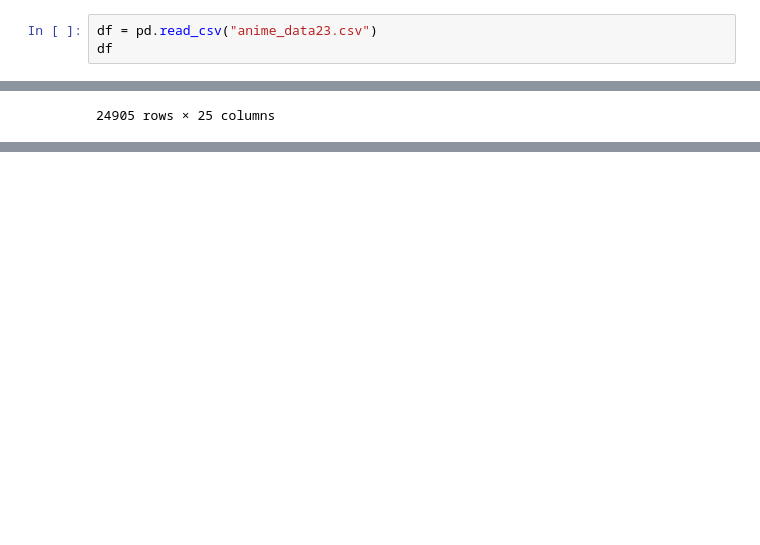
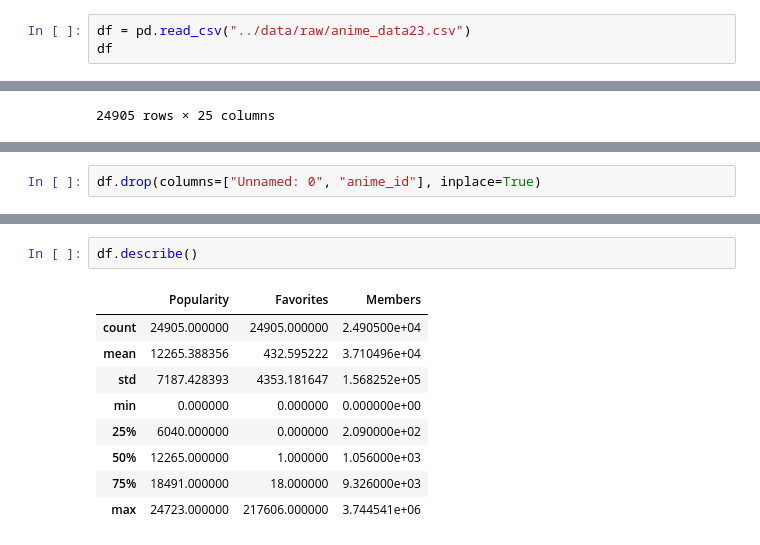
Before and after one commit to Lord2709/ANime-RAG, a Jupyter notebook: notebooks/Exploration.ipynb, the cells around one changed output, grey strips where cells are left out. Saved outputs shown, nothing was run; the diff lists cells and outputs as text; blank space fills up the shorter version.

Commit message:
Exploring Data

```diff
--- a/notebooks/code1.ipynb
+++ b/notebooks/Exploration.ipynb
@@ -1,7 +1,7 @@
 # %%
 import pandas as pd
 # %%
-df = pd.read_csv("anime_data23.csv")
+df = pd.read_csv("../data/raw/anime_data23.csv")
 df
 # %% [output]
 |  | Unnamed: 0 | anime_id | Name | English name | Other name | Score | Genres | Synopsis | Type | ... |
@@ -19,0 +40,2 @@ df
+# %%
+df.drop(columns=["Unnamed: 0", "anime_id"], inplace=True)
@@ -19,0 +106,12 @@ df
+# %%
+df.describe()
+# %% [output]
+|  | Popularity | Favorites | Members |
+| count | 24905.000000 | 24905.000000 | 2.490500e+04 |
+| mean | 12265.388356 | 432.595222 | 3.710496e+04 |
+| std | 7187.428393 | 4353.181647 | 1.568252e+05 |
+| min | 0.000000 | 0.000000 | 0.000000e+00 |
+| 25% | 6040.000000 | 0.000000 | 2.090000e+02 |
+| 50% | 12265.000000 | 1.000000 | 1.056000e+03 |
+| 75% | 18491.000000 | 18.000000 | 9.326000e+03 |
+| max | 24723.000000 | 217606.000000 | 3.744541e+06 |
```
Also changed, not shown: parts of 6 cells of this notebook.
